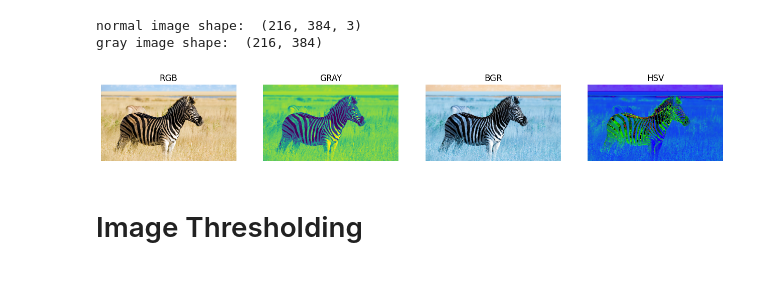
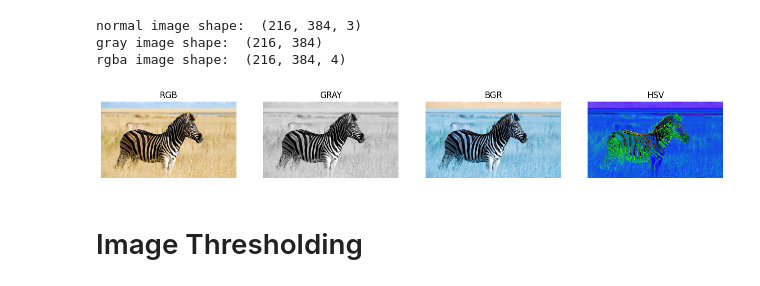
Before and after one commit to Mettikodeva/kombo_cv_training, a Jupyter notebook: 1-image_representation.ipynb, the cells around one changed output. Saved outputs shown, nothing was run; the diff lists cells and outputs as text; code cells hidden in the pictures.

Commit message:
update image representation

```diff
--- a/1-image_representation.ipynb
+++ b/1-image_representation.ipynb
@@ -29,26 +34,28 @@ hsv = cv.cvtColor(img,cv.COLOR_BGR2HSV)
 # %%
 print("normal image shape: ",img.shape)
 print("gray image shape: ",gray.shape)
+print("rgba image shape: ",rgba.shape)
 # %% [output]
 normal image shape:  (216, 384, 3)
 gray image shape:  (216, 384)
+rgba image shape:  (216, 384, 4)
 # %%
 fig, axes = plt.subplots(1, 4, figsize=(16, 5))
 axes[0].imshow(rgb)
 axes[0].set_title("RGB")
 axes[0].axis("off")
-axes[1].imshow(gray)
+axes[1].imshow(gray, cmap="gray")
 axes[1].set_title("GRAY")
 axes[1].axis("off")
 axes[2].imshow(img)
 axes[2].set_title("BGR")
 axes[2].axis("off")
 axes[3].imshow(hsv)
 axes[3].set_title("HSV")
 axes[3].axis("off")
 plt.show()
 # %% [output]
-[figure, old version]
+[figure, new version]
 # %%
 # cv.imshow("bgr", img)
 # cv.imshow("gray", gray)
```
Also changed, not shown: parts of 7 cells of this notebook.
